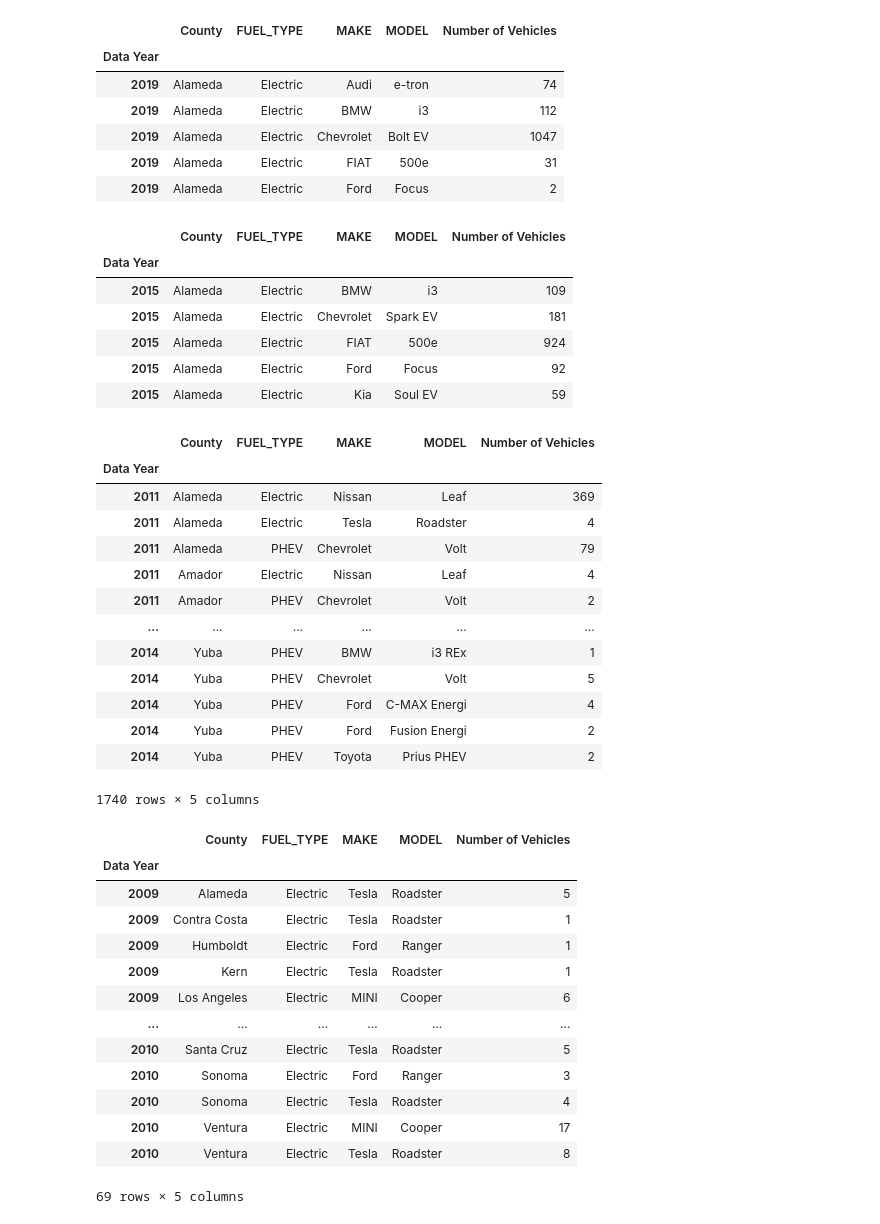
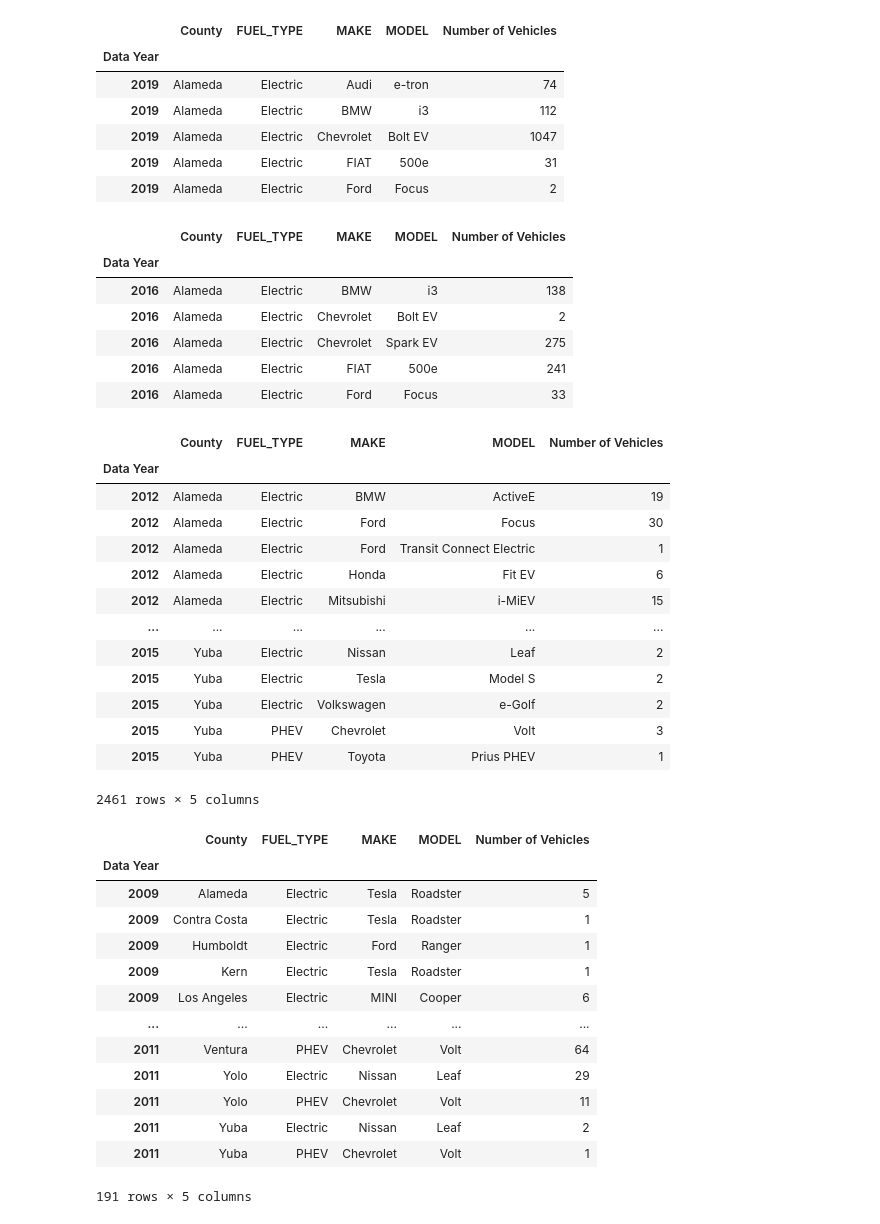
Before and after one commit to JoyMomanyi/Project-1, a Jupyter notebook: Main.ipynb, the cells around one changed output. Drawn from its saved outputs; the diff is of its cells as text; code cells hidden in the pictures.

```diff
--- a/Main.ipynb
+++ b/Main.ipynb
@@ -37,37 +22,37 @@ recent_zev_sales.head()
 | 2019 | Alameda | Electric | FIAT | 500e | 31 |
 | 2019 | Alameda | Electric | Ford | Focus | 2 |
 # %%
-# 2014-2018 sales
-older_zev_sales = zev_sales_csv.loc[[2015,2016,2017,2018],:]
+# 2016-2019 sales
+older_zev_sales = zev_sales_csv.loc[[2016,2017,2018,2019],:]
 older_zev_sales.head()
 # %% [output]
 |  | County | FUEL_TYPE | MAKE | MODEL | Number of Vehicles |
 | Data Year |  |  |  |  |  |
-| 2015 | Alameda | Electric | BMW | i3 | 109 |
-| 2015 | Alameda | Electric | Chevrolet | Spark EV | 181 |
-| 2015 | Alameda | Electric | FIAT | 500e | 924 |
-| 2015 | Alameda | Electric | Ford | Focus | 92 |
-| 2015 | Alameda | Electric | Kia | Soul EV | 59 |
+| 2016 | Alameda | Electric | BMW | i3 | 138 |
+| 2016 | Alameda | Electric | Chevrolet | Bolt EV | 2 |
+| 2016 | Alameda | Electric | Chevrolet | Spark EV | 275 |
+| 2016 | Alameda | Electric | FIAT | 500e | 241 |
+| 2016 | Alameda | Electric | Ford | Focus | 33 |
 # %%
-even_older_zev_sales = zev_sales_csv.loc[[2011,2012,2013,2014],:]
+even_older_zev_sales = zev_sales_csv.loc[[2012,2013,2014,2015],:]
 even_older_zev_sales
 # %% [output]
 |  | County | FUEL_TYPE | MAKE | MODEL | Number of Vehicles |
 | Data Year |  |  |  |  |  |
-| 2011 | Alameda | Electric | Nissan | Leaf | 369 |
-| 2011 | Alameda | Electric | Tesla | Roadster | 4 |
-| 2011 | Alameda | PHEV | Chevrolet | Volt | 79 |
-| 2011 | Amador | Electric | Nissan | Leaf | 4 |
-| 2011 | Amador | PHEV | Chevrolet | Volt | 2 |
+| 2012 | Alameda | Electric | BMW | ActiveE | 19 |
+| 2012 | Alameda | Electric | Ford | Focus | 30 |
+| 2012 | Alameda | Electric | Ford | Transit Connect Electric | 1 |
+| 2012 | Alameda | Electric | Honda | Fit EV | 6 |
+| 2012 | Alameda | Electric | Mitsubishi | i-MiEV | 15 |
 | ... | ... | ... | ... | ... | ... |
-| 2014 | Yuba | PHEV | BMW | i3 REx | 1 |
-| 2014 | Yuba | PHEV | Chevrolet | Volt | 5 |
-| 2014 | Yuba | PHEV | Ford | C-MAX Energi | 4 |
-| 2014 | Yuba | PHEV | Ford | Fusion Energi | 2 |
-| 2014 | Yuba | PHEV | Toyota | Prius PHEV | 2 |
+| 2015 | Yuba | Electric | Nissan | Leaf | 2 |
+| 2015 | Yuba | Electric | Tesla | Model S | 2 |
+| 2015 | Yuba | Electric | Volkswagen | e-Golf | 2 |
+| 2015 | Yuba | PHEV | Chevrolet | Volt | 3 |
+| 2015 | Yuba | PHEV | Toyota | Prius PHEV | 1 |
-1740 rows × 5 columns
+2461 rows × 5 columns
 # %%
-super_old_zev_sales = zev_sales_csv.loc[[2009,2010],:]
+super_old_zev_sales = zev_sales_csv.loc[[2009,2010,2011],:]
 super_old_zev_sales
 # %% [output]
 |  | County | FUEL_TYPE | MAKE | MODEL | Number of Vehicles |
@@ -78,9 +63,9 @@ super_old_zev_sales
 | 2009 | Kern | Electric | Tesla | Roadster | 1 |
 | 2009 | Los Angeles | Electric | MINI | Cooper | 6 |
 | ... | ... | ... | ... | ... | ... |
-| 2010 | Santa Cruz | Electric | Tesla | Roadster | 5 |
-| 2010 | Sonoma | Electric | Ford | Ranger | 3 |
-| 2010 | Sonoma | Electric | Tesla | Roadster | 4 |
-| 2010 | Ventura | Electric | MINI | Cooper | 17 |
-| 2010 | Ventura | Electric | Tesla | Roadster | 8 |
+| 2011 | Ventura | PHEV | Chevrolet | Volt | 64 |
+| 2011 | Yolo | Electric | Nissan | Leaf | 29 |
+| 2011 | Yolo | PHEV | Chevrolet | Volt | 11 |
+| 2011 | Yuba | Electric | Nissan | Leaf | 2 |
+| 2011 | Yuba | PHEV | Chevrolet | Volt | 1 |
-69 rows × 5 columns
+191 rows × 5 columns
```
Also changed, not shown: parts of 25 cells of this notebook.
